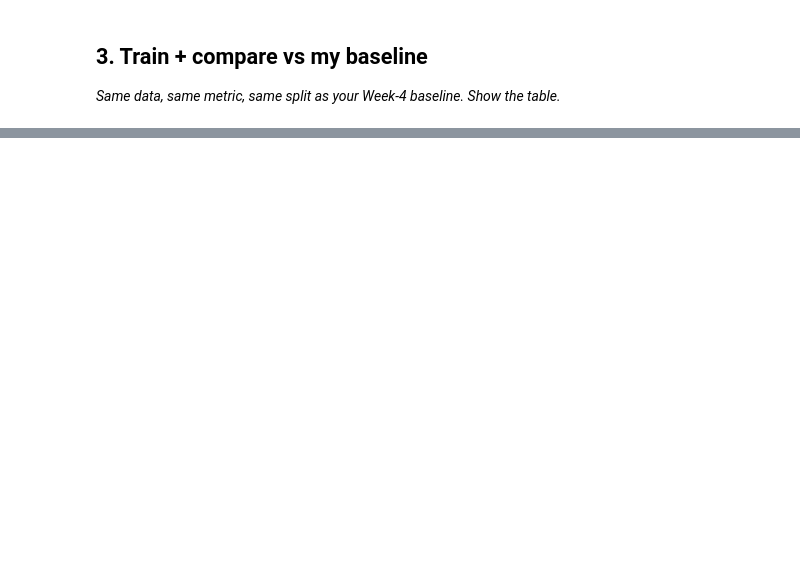
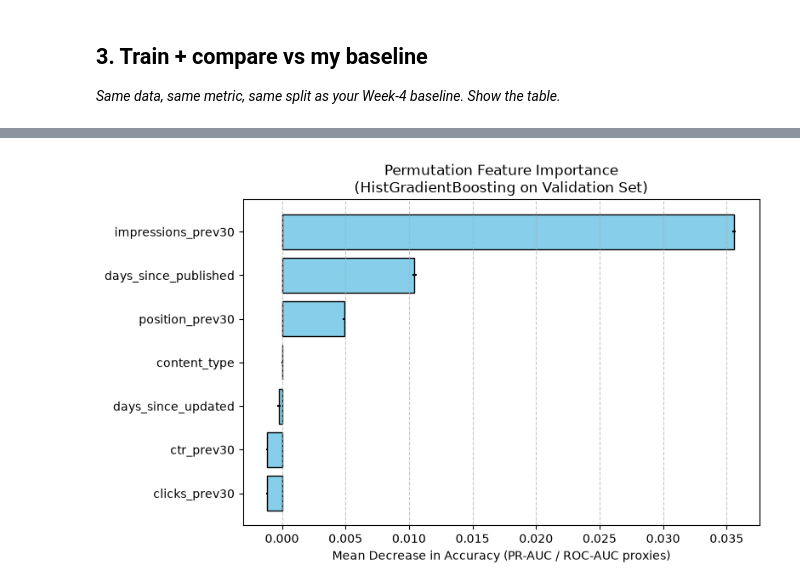
Before and after one commit to Thallysson100/FlyRank_AI, a Jupyter notebook: work/notebooks/w05_model.ipynb, the cells around one changed output, grey strips where cells are left out. Saved outputs shown, nothing was run; the diff lists cells and outputs as text; code cells hidden in the pictures; blank space fills up the shorter version.

```diff
--- a/work/notebooks/w05_model.ipynb
+++ b/work/notebooks/w05_model.ipynb
@@ -36,0 +369,87 @@ This skeleton is yours to fill. Work the sections **in order** — each one has
+# %%
+# Section 4: Errors and Interpretation
+import pandas as pd
+import numpy as np
+import matplotlib.pyplot as plt
+from sklearn.inspection import permutation_importance
+
+# -----------------------------------------------------------------------------
+# 1. Feature Importance (Permutation Importance on Unseen Validation Data)
+# -----------------------------------------------------------------------------
+print("Calculating Permutation Importance for Primary Model (HistGradientBoosting)...")
+perm_importance = permutation_importance(
+    primary_model, X_val, y_val, n_repeats=5, random_state=42, n_jobs=-1
+)
+
+importance_df = pd.DataFrame({
+    "Feature": X_train.columns,
+    "Importance_Mean": perm_importance.importances_mean,
+    "Importance_Std": perm_importance.importances_std
+}).sort_values(by="Importance_Mean", ascending=False)
+
+print("\n=== Feature Importance (HistGradientBoosting) ===")
+print(importance_df.to_string(index=False))
+
+# -----------------------------------------------------------------------------
+# 2. Error Analysis Part A: Fixing the Baseline's False Positives
+# -----------------------------------------------------------------------------
+# Baseline rule: age >= 90 AND impressions >= 500
+baseline_flagged_mask = (X_val["days_since_published"] >= 90) & (X_val["impressions_prev30"] >= 500)
+baseline_fps_mask = baseline_flagged_mask & (y_val == 0)
+baseline_fps_X = X_val[baseline_fps_mask]
+
+# Get ML predictions for the whole validation set to reuse
+hgb_probs_val = primary_model.predict_proba(X_val)[:, 1]
+
+# Check ML predictions specifically on the baseline's mistakes
+hgb_probs_on_baseline_fps = hgb_probs_val[baseline_fps_mask]
+ml_corrected_count = (hgb_probs_on_baseline_fps < 0.5).sum()
+total_baseline_fps = len(baseline_fps_X)
+correction_rate = (ml_corrected_count / total_baseline_fps) * 100 if total_baseline_fps > 0 else 0
+
+print("\n=== Error Analysis: Baseline False Positive Reduction ===")
+print(f"Total Naive Baseline False Positives in Val Set: {total_baseline_fps:,}")
+print(f"ML Model Correctly Ignored (Prob < 0.5): {ml_corrected_count:,}")
+print(f"False Positive Elimination Rate: {correction_rate:.2f}%")
+
+# -----------------------------------------------------------------------------
+# 3. Error Analysis Part B: Profiling the ML Model's OWN Errors
+# -----------------------------------------------------------------------------
+# ML False Positives: Model predicted decay (>=0.5), but it didn't decay (y=0)
+ml_fp_mask = (hgb_probs_val >= 0.5) & (y_val == 0)
+ml_fps = X_val[ml_fp_mask]
+
+# ML False Negatives: Model predicted safe (<0.5), but it DID decay (y=1)
+ml_fn_mask = (hgb_probs_val < 0.5) & (y_val == 1)
+ml_fns = X_val[ml_fn_mask]
+
+print(f"\n=== Profiling ML Model Errors ===")
+print(f"Total ML False Positives (Over-predictions): {len(ml_fps):,}")
+print(f"Total ML False Negatives (Missed Decays): {len(ml_fns):,}")
+
+print("\n-- Median Profile of ML False Positives (Predicted Decay, Actually Safe) --")
+if len(ml_fps) > 0:
+    print(ml_fps[["impressions_prev30", "days_since_published", "position_prev30"]].median().round(2))
+
+print("\n-- Median Profile of ML False Negatives (Predicted Safe, Actually Decayed) --")
+if len(ml_fns) > 0:
+    print(ml_fns[["impressions_prev30", "days_since_published", "position_prev30"]].median().round(2))
+
+# -----------------------------------------------------------------------------
+# 4. Plot Top Feature Importances
+# -----------------------------------------------------------------------------
+fig, ax = plt.subplots(figsize=(8, 5))
+ax.barh(
+    importance_df["Feature"][::-1],
+    importance_df["Importance_Mean"][::-1],
+    xerr=importance_df["Importance_Std"][::-1],
+    align='center',
+    color='skyblue',
+    edgecolor='black'
+)
+ax.set_title("Permutation Feature Importance\n(HistGradientBoosting on Validation Set)")
+ax.set_xlabel("Mean Decrease in Accuracy (PR-AUC / ROC-AUC proxies)")
+ax.grid(axis='x', linestyle='--', alpha=0.7)
+plt.tight_layout()
+plt.show()
+# %% [output]
@@ -36,0 +473 @@ This skeleton is yours to fill. Work the sections **in order** — each one has
+[figure, added]
```
Also changed, not shown: parts of 16 cells of this notebook, 1 other file.
